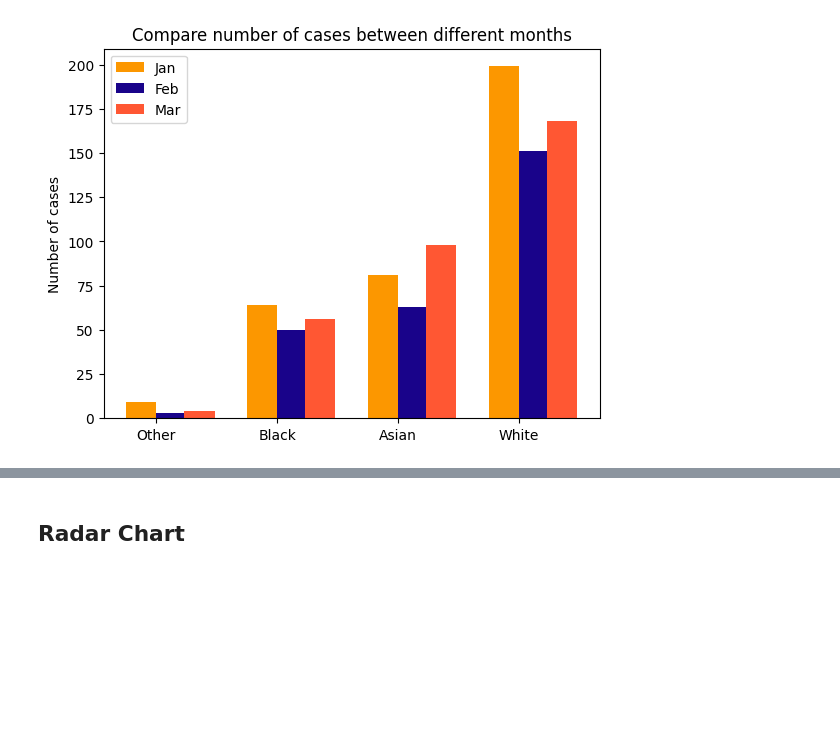
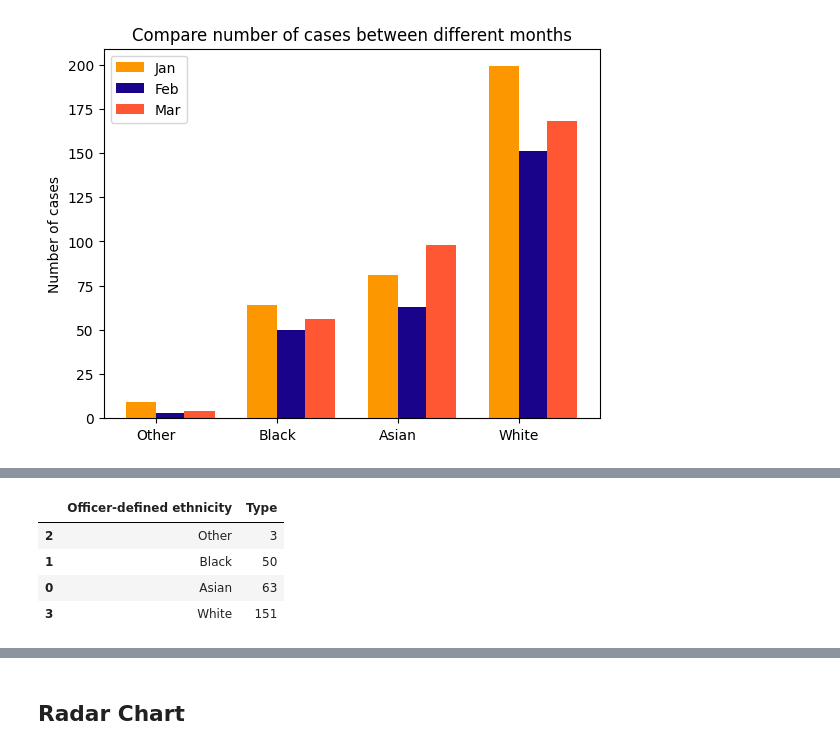
Before and after one commit to Thanyarat281-6/dataviz2025, a Jupyter notebook: Visualize_Data_Comparison_2025.ipynb, the cells around one changed output, grey strips where cells are left out. Cells and saved outputs as stored; diff of their text form; code cells hidden in the pictures; blank space fills up the shorter version.

```diff
--- a/Visualize_Data_Comparison_2025.ipynb
+++ b/Visualize_Data_Comparison_2025.ipynb
@@ -824,0 +298,8 @@ Successfully installed squarify-0.4.4
+# %%
+compared_police_eth2
+# %% [output]
+|  | Officer-defined ethnicity | Type |
+| 2 | Other | 3 |
+| 1 | Black | 50 |
+| 0 | Asian | 63 |
+| 3 | White | 151 |
```
Also changed, not shown: parts of 63 cells of this notebook.
